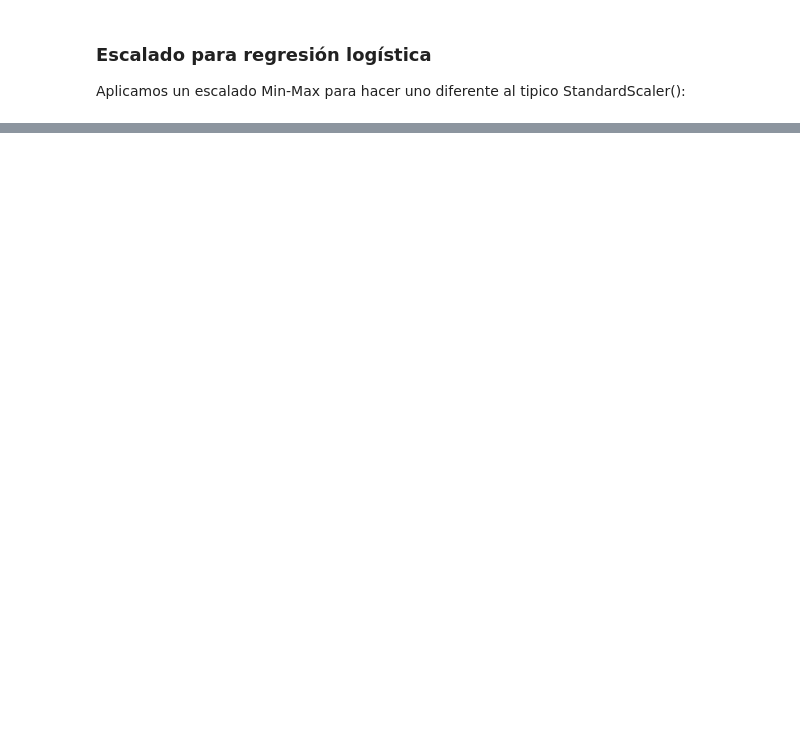
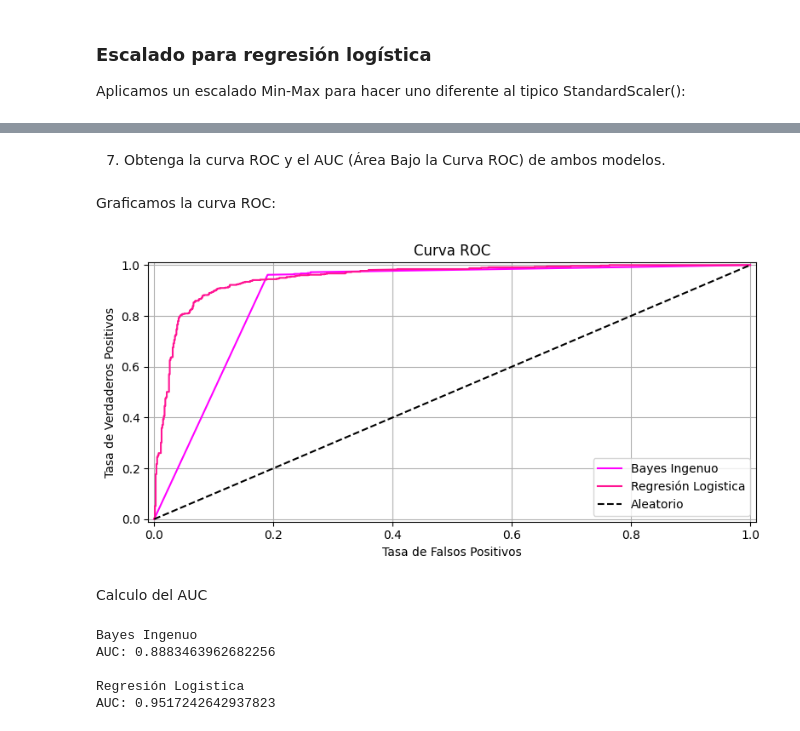
Before and after one commit to comejia/ceia-iia, a Jupyter notebook: tp3-detector-spam/clasificacion.ipynb, the cells around one changed output, grey strips where cells are left out. Drawn from its saved outputs; the diff is of its cells as text; code cells hidden in the pictures; blank space fills up the shorter version.

```diff
--- a/tp3-detector-spam/clasificacion.ipynb
+++ b/tp3-detector-spam/clasificacion.ipynb
@@ -84,0 +260,46 @@ X_test_scaled = pd.DataFrame(X_test_scaled, columns=X.columns)
+# %% [markdown]
+7. Obtenga la curva ROC y el AUC (Área Bajo la Curva ROC) de ambos modelos.
+# %%
+from sklearn.metrics import roc_curve
+
+y_multinomial_proba = model_multinomial.predict_proba(X_test)
+y_regression_proba = model_regression.predict_proba(X_test_scaled)
+# %%
+
+fpr_y_multinomial, tpr_y_multinomial, thr_y_multinomial = roc_curve(y_test, y_multinomial_proba[:, 1])
+fpr_y_regression, tpr_y_regression, thr_y_regression = roc_curve(y_test, y_regression_proba[:, 1])
+# %% [markdown]
+Graficamos la curva ROC:
+# %%
+colors = ["#00FFFF", "#FF00FF", "#FF1493", "#00BFFF", "#FF6347"]
+
+plt.figure(figsize=(8, 4))
+plt.plot(fpr_y_multinomial, tpr_y_multinomial, label=titles[0], color=colors[1])
+plt.plot(fpr_y_regression, tpr_y_regression, label=titles[1], color=colors[2])
+plt.plot([0, 1], [0, 1], 'k--', label='Aleatorio')
+plt.xlim([-0.01, 1.01])
+plt.ylim([-0.01, 1.01])
+plt.xlabel("Tasa de Falsos Positivos")
+plt.ylabel("Tasa de Verdaderos Positivos")
+plt.title('Curva ROC')
+plt.legend()
+plt.grid()
+plt.tight_layout();
+# %% [output]
+[figure, added]
+# %% [markdown]
+Calculo del AUC
+# %%
+from sklearn.metrics import roc_auc_score
+
+print(titles[0])
+print(f"AUC: {roc_auc_score(y_test, y_multinomial_proba[:, 1])}\n")
+
+print(titles[1])
+print(f"AUC: {roc_auc_score(y_test, y_regression_proba[:, 1])}")
+# %% [output]
+Bayes Ingenuo
+AUC: 0.8883463962682256
+
+Regresión Logistica
+AUC: 0.9517242642937823
```
Also changed, not shown: parts of 25 cells of this notebook.
